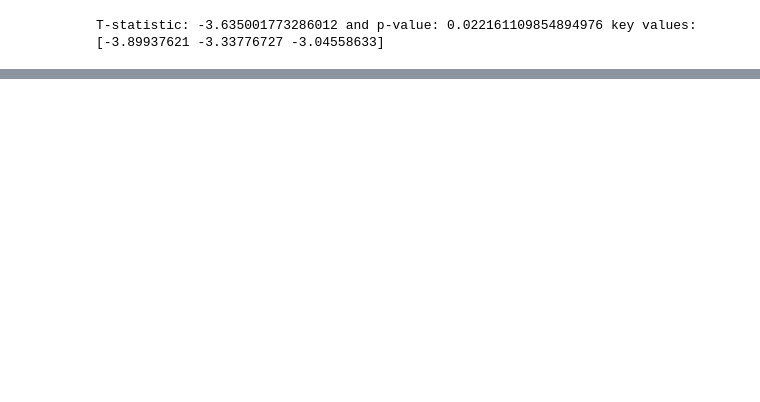
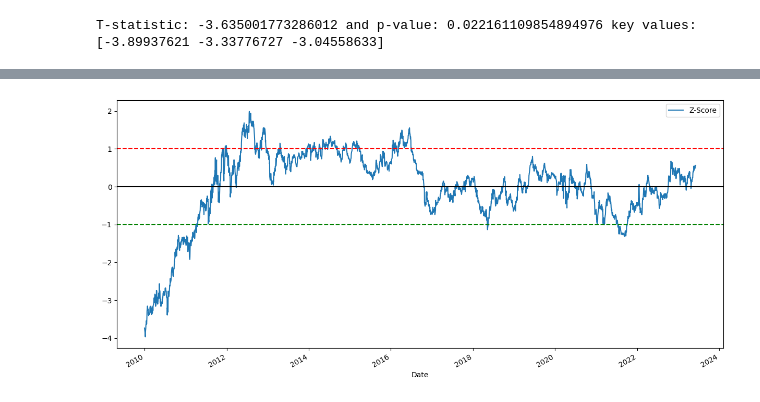
Before and after one commit to eduardo-contreras-dominguez/Memoire-Model, a Jupyter notebook: Modele Definitif/Memoire Plotting.ipynb, the cells around one changed output, grey strips where cells are left out. Saved outputs shown, nothing was run; the diff lists cells and outputs as text; code cells hidden in the pictures; blank space fills up the shorter version.

```diff
--- a/Modele Definitif/Memoire Plotting.ipynb
+++ b/Modele Definitif/Memoire Plotting.ipynb
@@ -106,0 +348,15 @@ T-statistic: -3.635001773286012 and p-value: 0.022161109854894976 key values: [-
+# %%
+splitting_year = 2018
+train_df = df_actual[df_actual.index.year <= splitting_year]
+test_df = df_actual[df_actual.index.year > splitting_year]
+ratios_train = train_df.loc[: , "AMP"]/train_df.loc[: ,"MS"]
+ratios_test = test_df.loc[: , "AMP"]/test_df.loc[: ,"MS"]
+df_Z = ZScore(ratios)
+df_Z.plot(figsize=(15,7))
+plt.axhline(-1, color = "green", linestyle = "--")
+plt.axhline(0, color = "black", linestyle = "-")
+plt.axhline(1, color = "red", linestyle = "--")
+plt.legend(['Z-Score'])
+plt.show()
+# %% [output]
+[figure, added]
```
Also changed, not shown: parts of 42 cells of this notebook, 1 other file.
